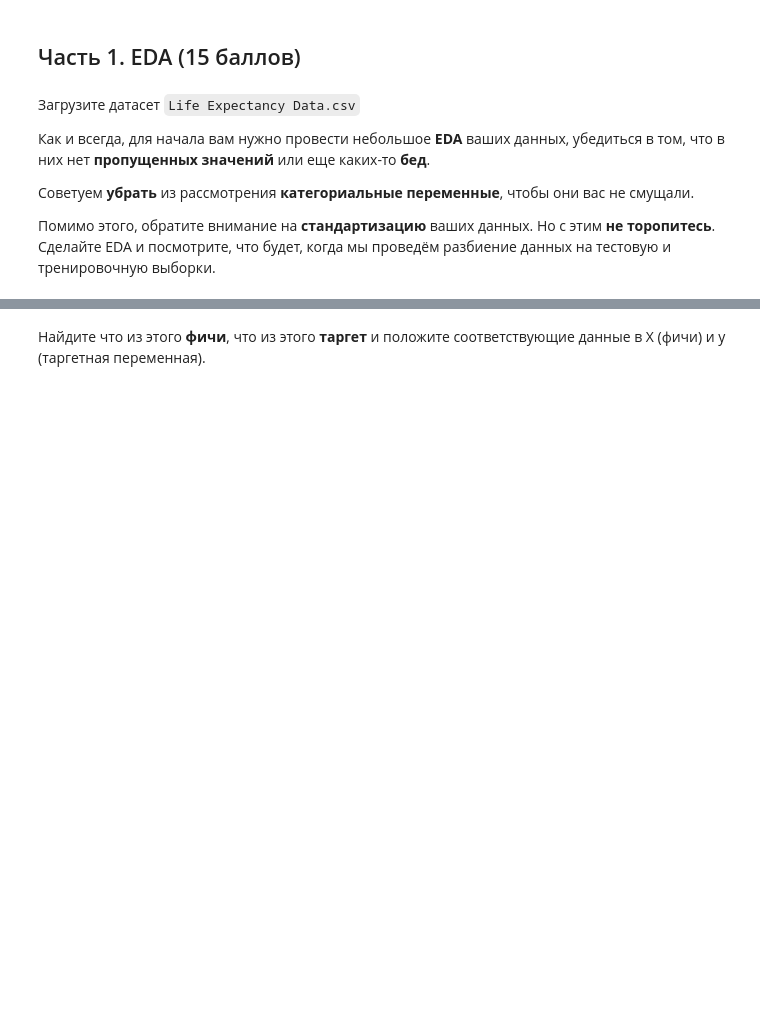
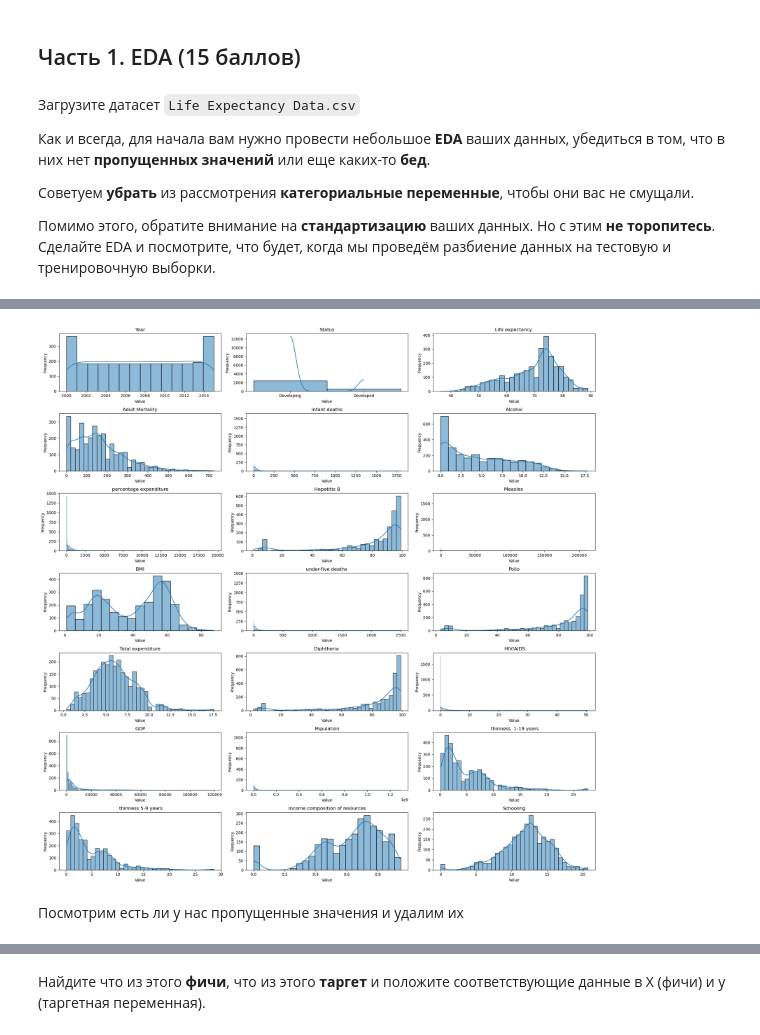
Before and after one commit to ML-BI-25/hw3-linear-regression-Aurinko23, a Jupyter notebook: hw3_data_analysis.ipynb, the cells around one changed output, grey strips where cells are left out. Drawn from its saved outputs; the diff is of its cells as text; code cells hidden in the pictures; blank space fills up the shorter version.

```diff
--- a/hw3_data_analysis.ipynb
+++ b/hw3_data_analysis.ipynb
@@ -26,0 +28,2 @@ from sklearn.metrics import mean_squared_error, mean_absolute_error, r2_score
+# %%
+df = pd.read_csv("Life Expectancy Data.csv", index_col=0)
@@ -26,0 +42,19 @@ from sklearn.metrics import mean_squared_error, mean_absolute_error, r2_score
+# %%
+fig, axes = plt.subplots(nrows=7, ncols=3, figsize=(20, 20))
+axes = axes.flatten()
+
+for ax, col in zip(axes, df.columns):
+    sns.histplot(df[col].dropna(), kde=True, ax=ax)
+    ax.set_title(col)
+    ax.set_xlabel("Value")
+    ax.set_ylabel("Frequency")
+
+for j in range(len(df.columns), len(axes)):
+    axes[j].set_visible(False)
+
+plt.tight_layout()
+plt.show()
+# %% [output]
+[figure, added]
+# %% [markdown]
+Посмотрим есть ли у нас пропущенные значения и удалим их
```
Also changed, not shown: parts of 33 cells of this notebook.
